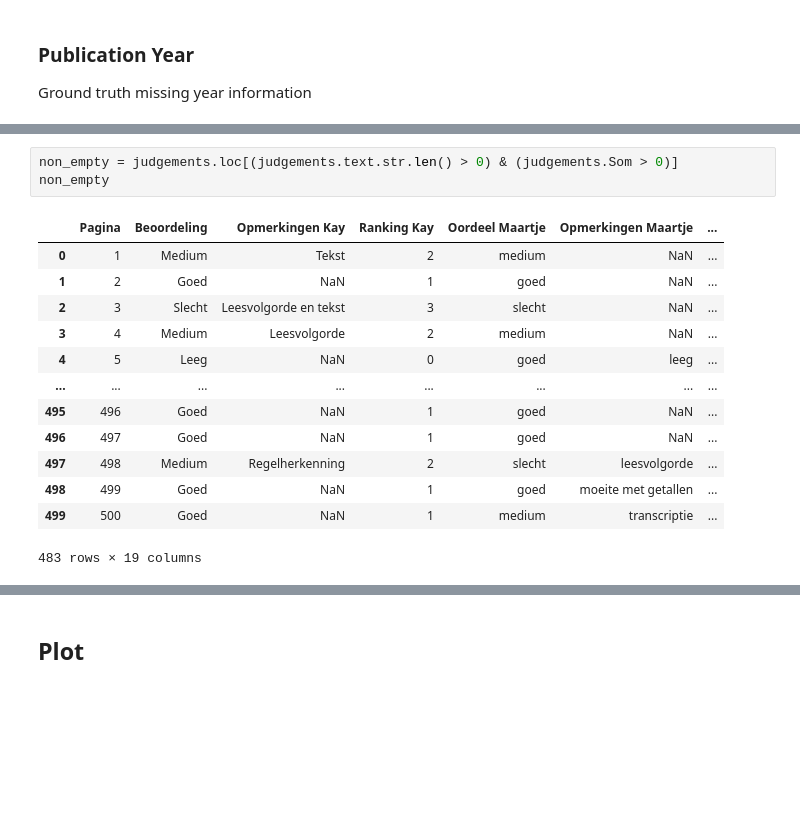
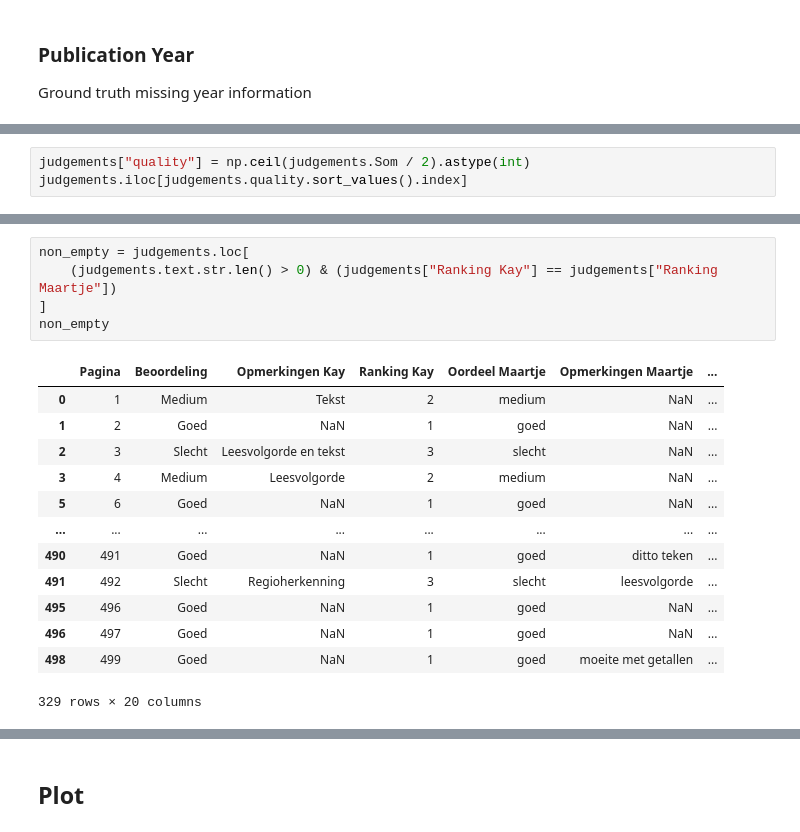
Before and after one commit to LAHTeR/nautilusocr, a Jupyter notebook: notebooks/quality.ipynb, the cells around one changed output, grey strips where cells are left out. Cells and saved outputs as stored; diff of their text form; blank space fills up the shorter version.

```diff
--- a/notebooks/quality.ipynb
+++ b/notebooks/quality.ipynb
@@ -654,0 +642,3 @@ Ground truth missing year information
+# %%
+judgements["quality"] = np.ceil(judgements.Som / 2).astype(int)
+judgements.iloc[judgements.quality.sort_values().index]
@@ -655,17 +659,19 @@ Ground truth missing year information
 # %%
-non_empty = judgements.loc[(judgements.text.str.len() > 0) & (judgements.Som > 0)]
+non_empty = judgements.loc[
+    (judgements.text.str.len() > 0) & (judgements["Ranking Kay"] == judgements["Ranking Maartje"])
+]
 non_empty
 # %% [output]
 |  | Pagina | Beoordeling | Opmerkingen Kay | Ranking Kay | Oordeel Maartje | Opmerkingen Maartje | ... |
 | 0 | 1 | Medium | Tekst | 2 | medium | NaN | ... |
 | 1 | 2 | Goed | NaN | 1 | goed | NaN | ... |
 | 2 | 3 | Slecht | Leesvolgorde en tekst | 3 | slecht | NaN | ... |
 | 3 | 4 | Medium | Leesvolgorde | 2 | medium | NaN | ... |
-| 4 | 5 | Leeg | NaN | 0 | goed | leeg | ... |
+| 5 | 6 | Goed | NaN | 1 | goed | NaN | ... |
 | ... | ... | ... | ... | ... | ... | ... | ... |
+| 490 | 491 | Goed | NaN | 1 | goed | ditto teken | ... |
+| 491 | 492 | Slecht | Regioherkenning | 3 | slecht | leesvolgorde | ... |
 | 495 | 496 | Goed | NaN | 1 | goed | NaN | ... |
 | 496 | 497 | Goed | NaN | 1 | goed | NaN | ... |
-| 497 | 498 | Medium | Regelherkenning | 2 | slecht | leesvolgorde | ... |
 | 498 | 499 | Goed | NaN | 1 | goed | moeite met getallen | ... |
-| 499 | 500 | Goed | NaN | 1 | medium | transcriptie | ... |
-483 rows × 19 columns
+329 rows × 20 columns
```
Also changed, not shown: parts of 29 cells of this notebook.
